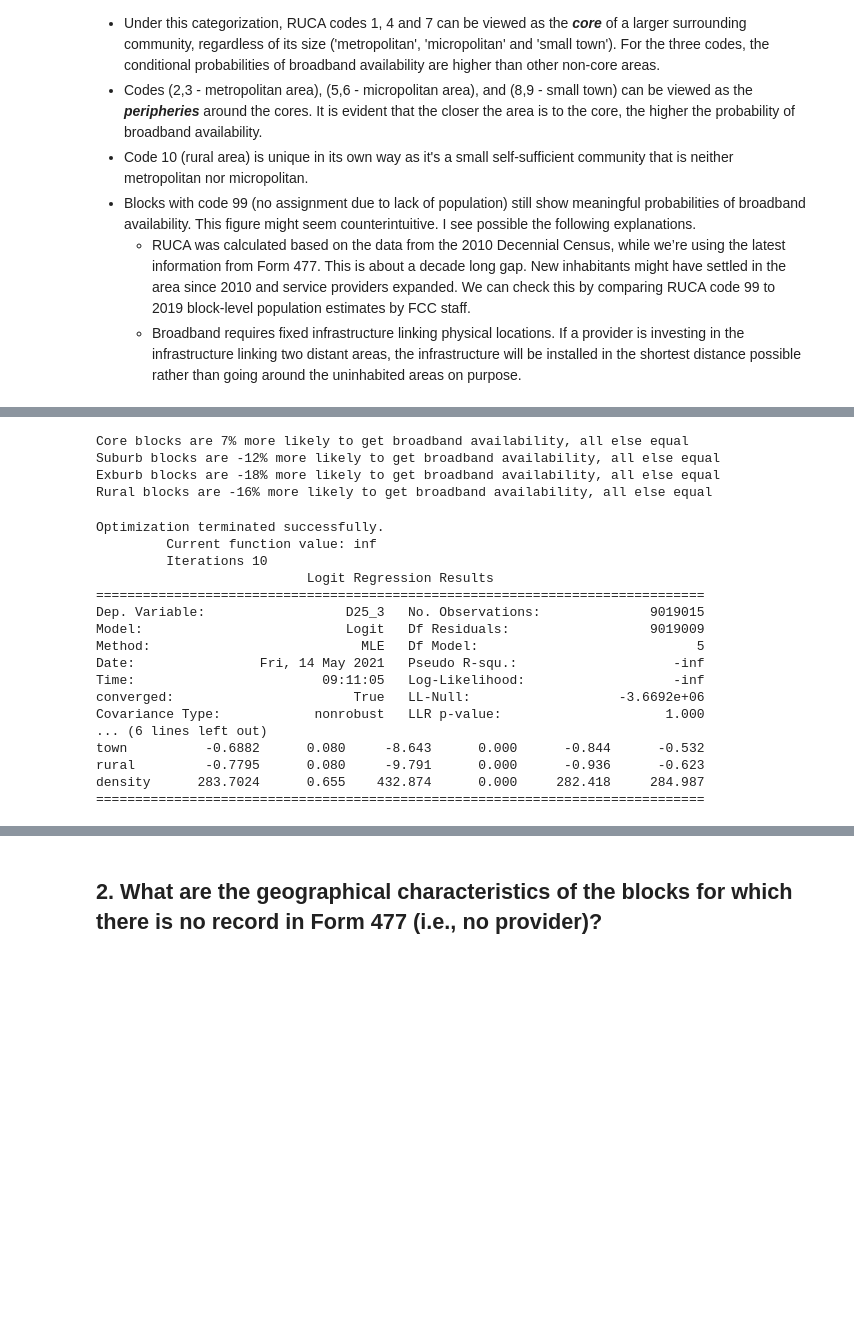
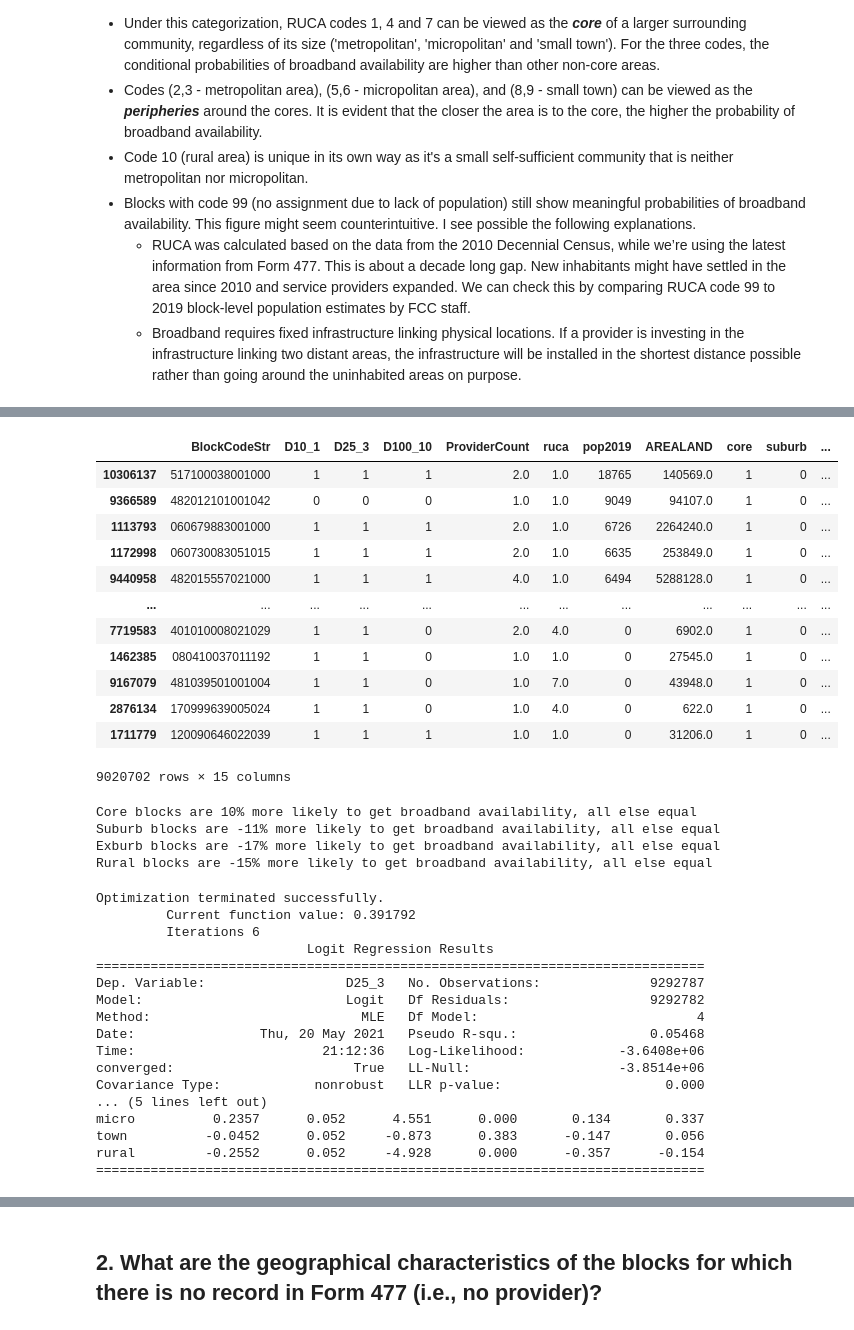
Before and after one commit to kennylee15/form477_to_acs5yr, a Jupyter notebook: form477_geographical_survey.ipynb, the cells around one changed output, grey strips where cells are left out. Cells and saved outputs as stored; diff of their text form; code cells hidden in the pictures; blank space fills up the shorter version.

```diff
--- a/form477_geographical_survey.ipynb
+++ b/form477_geographical_survey.ipynb
@@ -413,30 +436,47 @@ density      219.1946      0.649    337.993      0.000     217.923     220.466
 ==============================================================================
+# %%
+# Weird numbers for block 517100038001000 (Virginia, nearby Sentara Norfolk General Hospital, 600 Gresham Dr, Norfolk, VA, 23507, USA)
+subset.sort_values(by='pop2019', ascending=False)
+# %% [output]
+|  | BlockCodeStr | D10_1 | D25_3 | D100_10 | ProviderCount | ruca | pop2019 | AREALAND | core | suburb | ... |
+| 10306137 | 517100038001000 | 1 | 1 | 1 | 2.0 | 1.0 | 18765 | 140569.0 | 1 | 0 | ... |
+| 9366589 | 482012101001042 | 0 | 0 | 0 | 1.0 | 1.0 | 9049 | 94107.0 | 1 | 0 | ... |
+| 1113793 | 060679883001000 | 1 | 1 | 1 | 2.0 | 1.0 | 6726 | 2264240.0 | 1 | 0 | ... |
+| 1172998 | 060730083051015 | 1 | 1 | 1 | 2.0 | 1.0 | 6635 | 253849.0 | 1 | 0 | ... |
+| 9440958 | 482015557021000 | 1 | 1 | 1 | 4.0 | 1.0 | 6494 | 5288128.0 | 1 | 0 | ... |
+| ... | ... | ... | ... | ... | ... | ... | ... | ... | ... | ... | ... |
+| 7719583 | 401010008021029 | 1 | 1 | 0 | 2.0 | 4.0 | 0 | 6902.0 | 1 | 0 | ... |
+| 1462385 | 080410037011192 | 1 | 1 | 0 | 1.0 | 1.0 | 0 | 27545.0 | 1 | 0 | ... |
+| 9167079 | 481039501001004 | 1 | 1 | 0 | 1.0 | 7.0 | 0 | 43948.0 | 1 | 0 | ... |
+| 2876134 | 170999639005024 | 1 | 1 | 0 | 1.0 | 4.0 | 0 | 622.0 | 1 | 0 | ... |
+| 1711779 | 120090646022039 | 1 | 1 | 1 | 1.0 | 1.0 | 0 | 31206.0 | 1 | 0 | ... |
+9020702 rows × 15 columns
 # %%
-const = 1.6745
-beta_i = 0.5095
+const = 1.8060
+beta_i = 0.9649
 control = np.exp(const) / (1 + np.exp(const))
 marginal_effect = np.exp(beta_i) / (1 - control + (control * np.exp(beta_i)))
 print("Core blocks are {}% more likely to get broadband availability, all else equal".format(round((marginal_effect-1)*100)))
 
-beta_i = -0.6128
+beta_i = -0.6146
 control = np.exp(const) / (1 + np.exp(const))
 marginal_effect = np.exp(beta_i) / (1 - control + (control * np.exp(beta_i)))
 print("Suburb blocks are {}% more likely to get broadband availability, all else equal".format(round((marginal_effect-1)*100)))
 
-beta_i = -0.8579
+beta_i = -0.8908
 control = np.exp(const) / (1 + np.exp(const))
 marginal_effect = np.exp(beta_i) / (1 - control + (control * np.exp(beta_i)))
 print("Exburb blocks are {}% more likely to get broadband availability, all else equal".format(round((marginal_effect-1)*100)))
 
-beta_i = -0.7838
+beta_i = -0.8289
 control = np.exp(const) / (1 + np.exp(const))
 marginal_effect = np.exp(beta_i) / (1 - control + (control * np.exp(beta_i)))
 print("Rural blocks are {}% more likely to get broadband availability, all else equal".format(round((marginal_effect-1)*100)))
 # %% [output]
-Core blocks are 7% more likely to get broadband availability, all else equal
-Suburb blocks are -12% more likely to get broadband availability, all else equal
-Exburb blocks are -18% more likely to get broadband availability, all else equal
-Rural blocks are -16% more likely to get broadband availability, all else equal
+Core blocks are 10% more likely to get broadband availability, all else equal
+Suburb blocks are -11% more likely to get broadband availability, all else equal
+Exburb blocks are -17% more likely to get broadband availability, all else equal
+Rural blocks are -15% more likely to get broadband availability, all else equal
 # %%
 # Create dummies
 subset = combined_df.loc[-combined_df['ruca'].isna(),['D10_1','D25_3','D100_10','ProviderCount','ruca','pop2019','AREALAND']]
@@ -464,24 +504,24 @@ subset['density'] = subset['pop2019']/(subset['AREALAND']*0.38610)
 # %%
-formula = 'D25_3 ~ metro + micro + town + rural + density'
+formula = 'D25_3 ~ metro + micro + town + rural'
 
 d25_3_mod = logit(formula, data = subset).fit()
 print(d25_3_mod.summary())
 # %% [output]
 Optimization terminated successfully.
-         Current function value: inf
-         Iterations 10
+         Current function value: 0.391792
+         Iterations 6
                            Logit Regression Results
 ==============================================================================
-Dep. Variable:                  D25_3   No. Observations:              9019015
-Model:                          Logit   Df Residuals:                  9019009
-Method:                           MLE   Df Model:                            5
-Date:                Fri, 14 May 2021   Pseudo R-squ.:                    -inf
-Time:                        09:11:05   Log-Likelihood:                   -inf
-converged:                       True   LL-Null:                   -3.6692e+06
-Covariance Type:            nonrobust   LLR p-value:                     1.000
-... (6 lines left out)
-town          -0.6882      0.080     -8.643      0.000      -0.844      -0.532
-rural         -0.7795      0.080     -9.791      0.000      -0.936      -0.623
-density      283.7024      0.655    432.874      0.000     282.418     284.987
+Dep. Variable:                  D25_3   No. Observations:              9292787
+Model:                          Logit   Df Residuals:                  9292782
+Method:                           MLE   Df Model:                            4
+Date:                Thu, 20 May 2021   Pseudo R-squ.:                 0.05468
+Time:                        21:12:36   Log-Likelihood:            -3.6408e+06
+converged:                       True   LL-Null:                   -3.8514e+06
+Covariance Type:            nonrobust   LLR p-value:                     0.000
+... (5 lines left out)
+micro          0.2357      0.052      4.551      0.000       0.134       0.337
+town          -0.0452      0.052     -0.873      0.383      -0.147       0.056
+rural         -0.2552      0.052     -4.928      0.000      -0.357      -0.154
 ==============================================================================
 # %%
```
Also changed, not shown: parts of 42 cells of this notebook.
